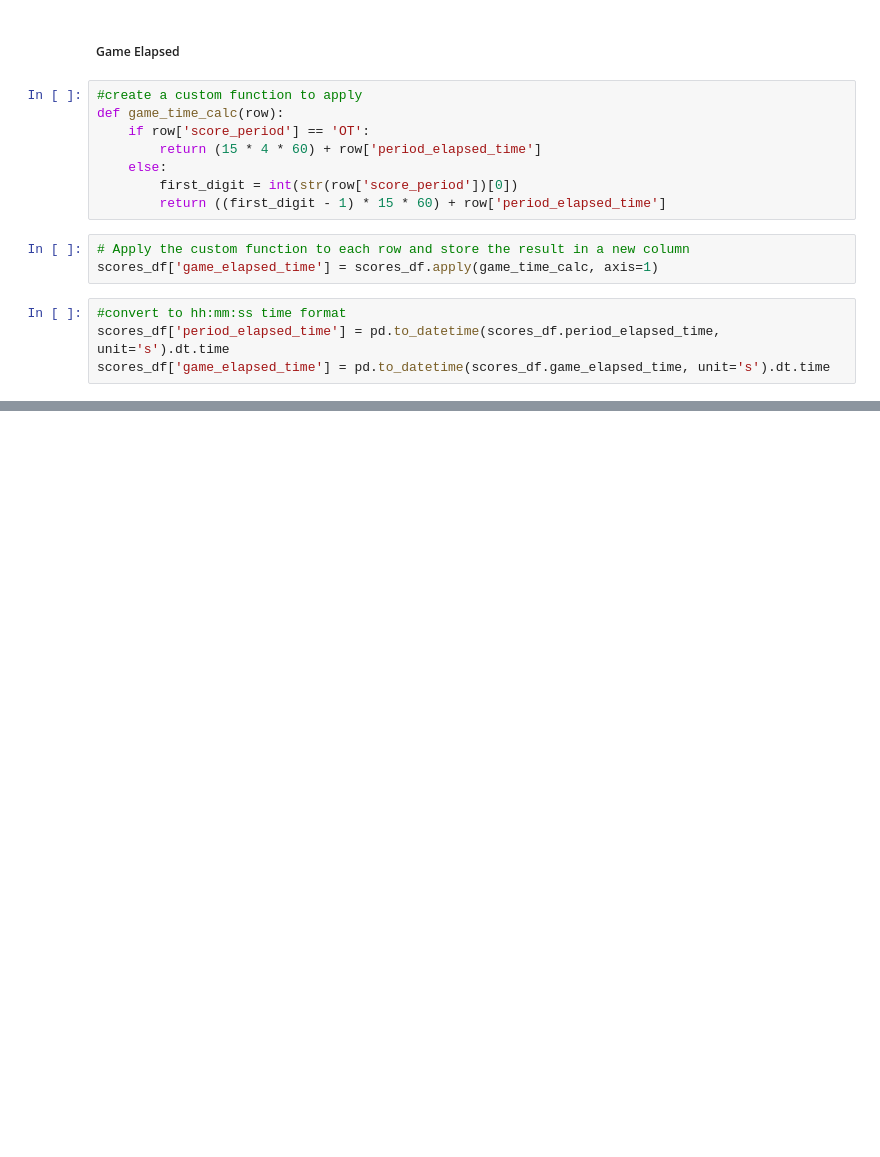
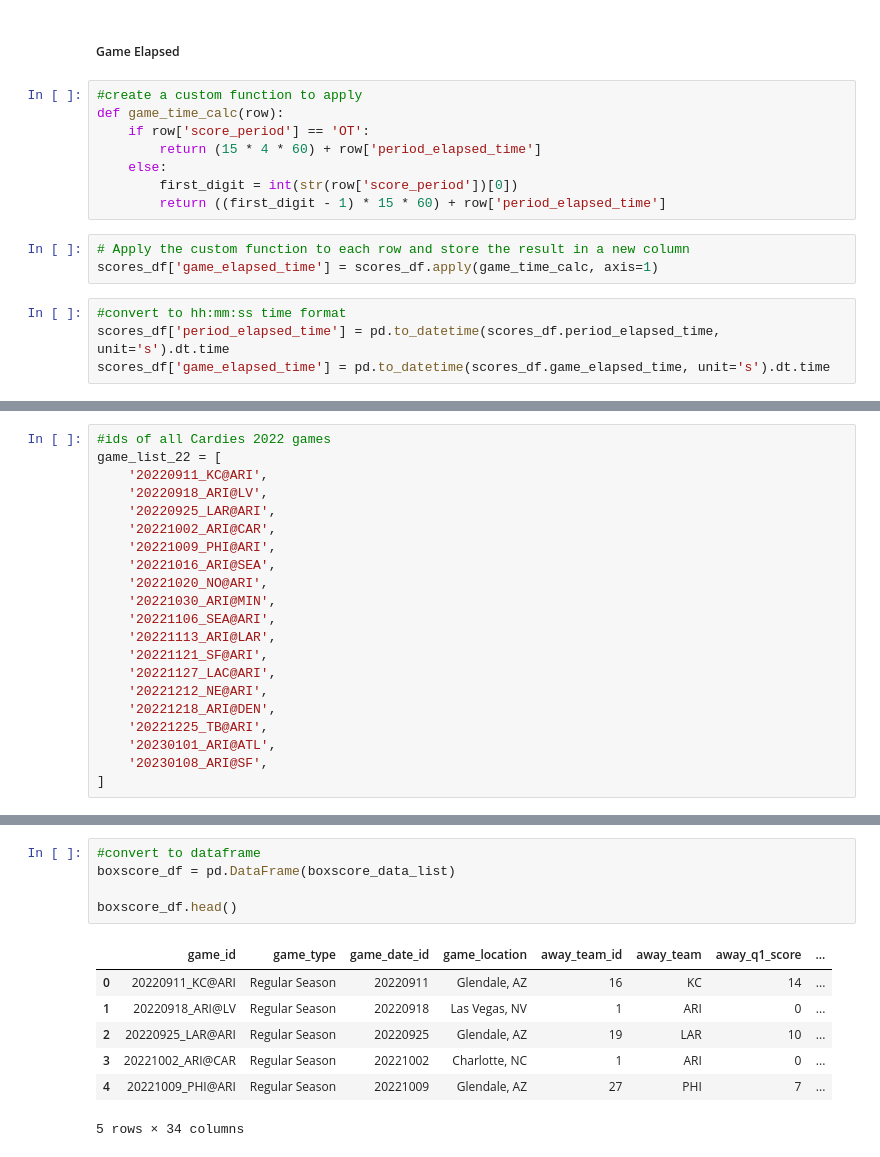
Before and after one commit to BrettlyCD/cardinals_tracker, a Jupyter notebook: notebooks/cards_api.ipynb, the cells around one changed output, grey strips where cells are left out. Cells and saved outputs as stored; diff of their text form; blank space fills up the shorter version.

```diff
--- a/notebooks/cards_api.ipynb
+++ b/notebooks/cards_api.ipynb
@@ -368,0 +385,21 @@ scores_df.head(10)
+# %%
+#ids of all Cardies 2022 games
+game_list_22 = [
+    '20220911_KC@ARI',
+    '20220918_ARI@LV',
+    '20220925_LAR@ARI',
+    '20221002_ARI@CAR',
+    '20221009_PHI@ARI',
+    '20221016_ARI@SEA',
+    '20221020_NO@ARI',
+    '20221030_ARI@MIN',
+    '20221106_SEA@ARI',
+    '20221113_ARI@LAR',
+    '20221121_SF@ARI',
+    '20221127_LAC@ARI',
+    '20221212_NE@ARI',
+    '20221218_ARI@DEN',
+    '20221225_TB@ARI',
+    '20230101_ARI@ATL',
+    '20230108_ARI@SF',
+]
@@ -368,0 +489,13 @@ scores_df.head(10)
+# %%
+#convert to dataframe
+boxscore_df = pd.DataFrame(boxscore_data_list)
+
+boxscore_df.head()
+# %% [output]
+|  | game_id | game_type | game_date_id | game_location | away_team_id | away_team | away_q1_score | ... |
+| 0 | 20220911_KC@ARI | Regular Season | 20220911 | Glendale, AZ | 16 | KC | 14 | ... |
+| 1 | 20220918_ARI@LV | Regular Season | 20220918 | Las Vegas, NV | 1 | ARI | 0 | ... |
+| 2 | 20220925_LAR@ARI | Regular Season | 20220925 | Glendale, AZ | 19 | LAR | 10 | ... |
+| 3 | 20221002_ARI@CAR | Regular Season | 20221002 | Charlotte, NC | 1 | ARI | 0 | ... |
+| 4 | 20221009_PHI@ARI | Regular Season | 20221009 | Glendale, AZ | 27 | PHI | 7 | ... |
+5 rows × 34 columns
```
Also changed, not shown: parts of 17 cells of this notebook.
